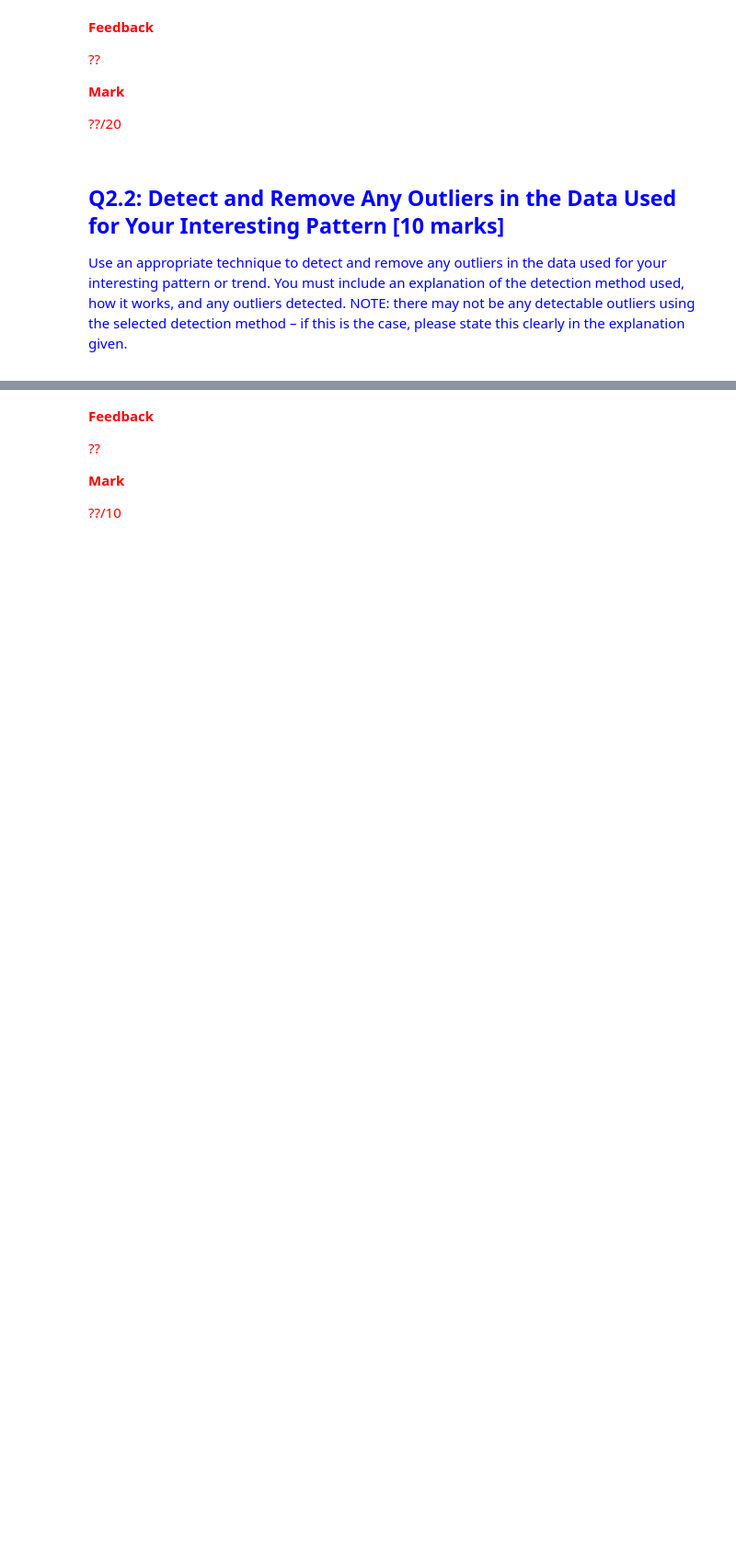
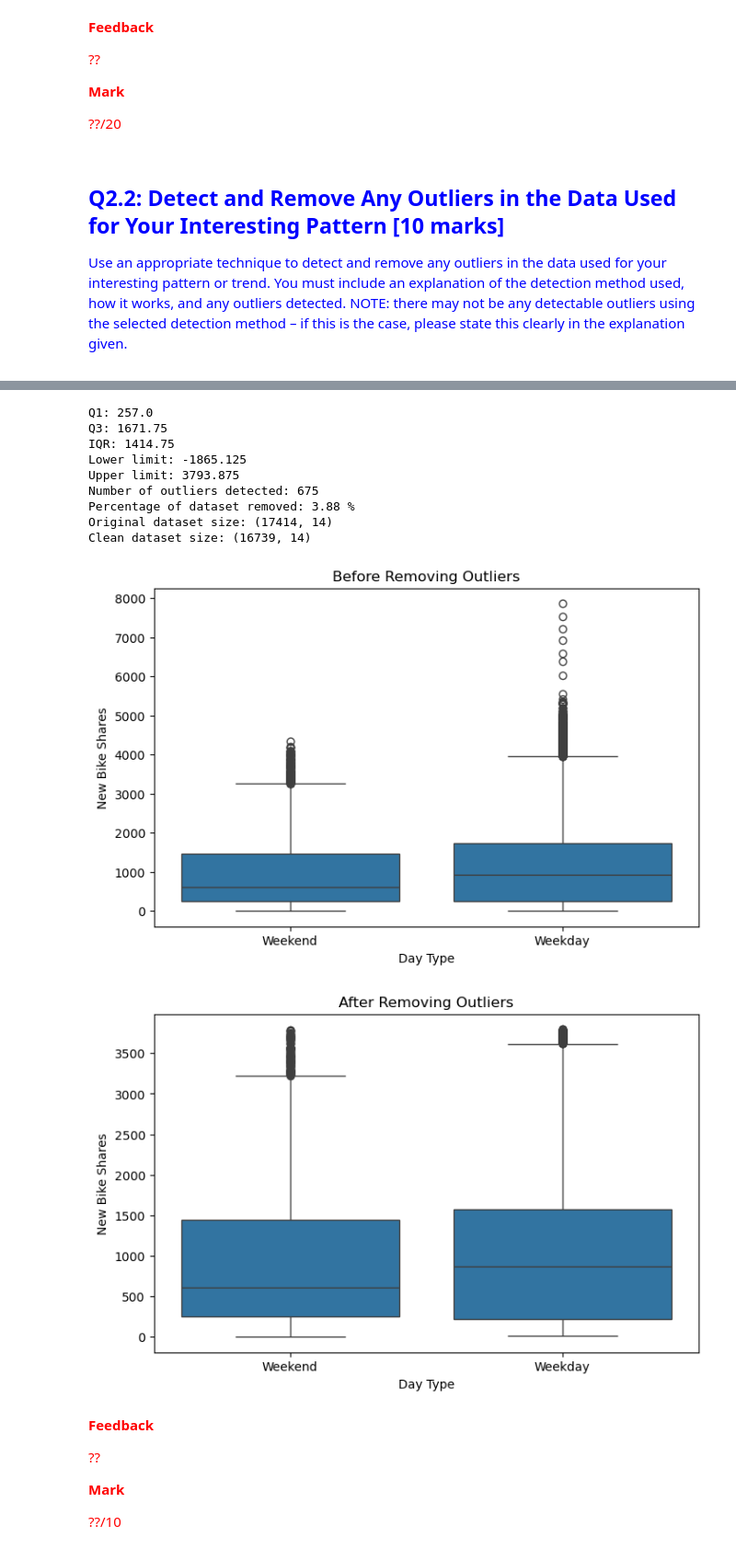
Before and after one commit to Dinkabelle1/PDS_jan_25_assignment, a Jupyter notebook: PDS_CW_part2.ipynb, the cells around one changed output, grey strips where cells are left out. Shown at 92% size. Cells and saved outputs as stored; diff of their text form; code cells hidden in the pictures; blank space fills up the shorter version.

```diff
--- a/PDS_CW_part2.ipynb
+++ b/PDS_CW_part2.ipynb
@@ -119,6 +246,62 @@ Text can go here.
 # %%
-#
-# Code can go here.
+# Detect outliers using the IQR method
+q1 = bike_data["new_bike_shares"].quantile(0.25)
+q3 = bike_data["new_bike_shares"].quantile(0.75)
+iqr = q3 - q1
+
+lower_limit = q1 - 1.5 * iqr
+upper_limit = q3 + 1.5 * iqr
+
+print("Q1:", q1)
+print("Q3:", q3)
+print("IQR:", iqr)
+print("Lower limit:", lower_limit)
+print("Upper limit:", upper_limit)
+
+# Find the outliers
+outliers = bike_data[
+    (bike_data["new_bike_shares"] < lower_limit) |
+    (bike_data["new_bike_shares"] > upper_limit)
+]
+
+print("Number of outliers detected:", len(outliers))
+print("Percentage of dataset removed:", round(len(outliers) / len(bike_data) * 100, 2), "%")
+
+# Create a clean dataset without outliers
+bike_data_clean = bike_data[
+    (bike_data["new_bike_shares"] >= lower_limit) &
+    (bike_data["new_bike_shares"] <= upper_limit)
+].copy()
+
+print("Original dataset size:", bike_data.shape)
+print("Clean dataset size:", bike_data_clean.shape)
+
+# Visual check before and after removing outliers
+plt.figure(figsize=(8, 5))
+sns.boxplot(data=bike_data, x="day_type", y="new_bike_shares")
+plt.title("Before Removing Outliers")
+plt.xlabel("Day Type")
+plt.ylabel("New Bike Shares")
+plt.show()
+
+plt.figure(figsize=(8, 5))
+sns.boxplot(data=bike_data_clean, x="day_type", y="new_bike_shares")
+plt.title("After Removing Outliers")
+plt.xlabel("Day Type")
+plt.ylabel("New Bike Shares")
+plt.show()
+# %% [output]
+Q1: 257.0
+Q3: 1671.75
+IQR: 1414.75
+Lower limit: -1865.125
+Upper limit: 3793.875
+Number of outliers detected: 675
+Percentage of dataset removed: 3.88 %
+Original dataset size: (17414, 14)
+Clean dataset size: (16739, 14)
+[figure, added]
+[figure, added]
 # %% [markdown]
 
 <div style="color:red">
```
Also changed, not shown: parts of 6 cells of this notebook.
